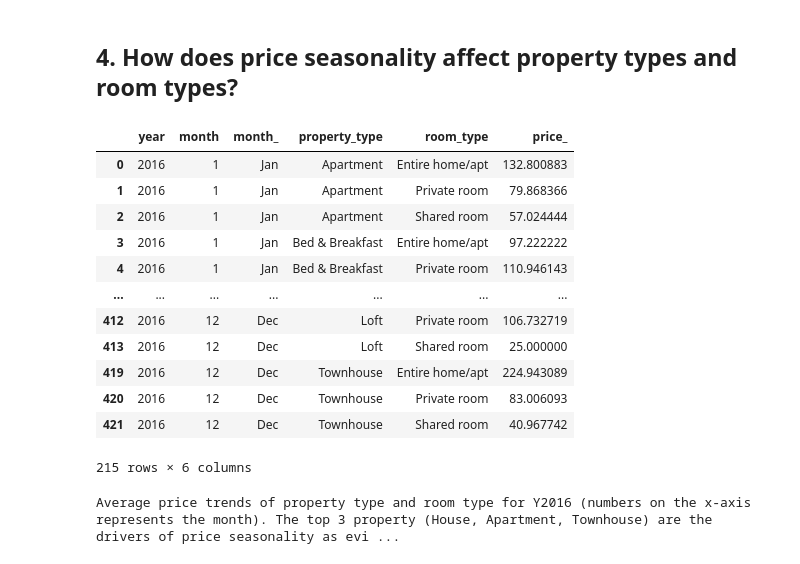
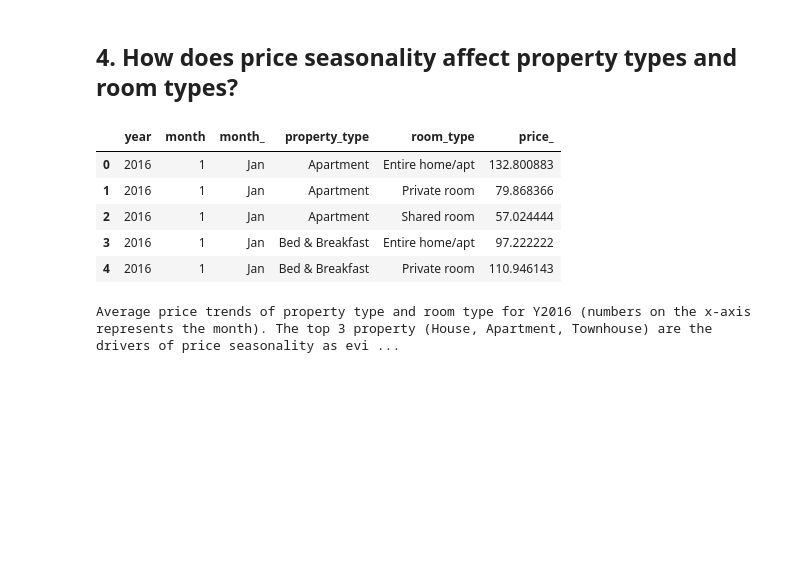
Before and after one commit to vgacutan/Airbnb, a Jupyter notebook: Airbnb_SeatlleOpenData_analysis.ipynb, the cells around one changed output. Saved outputs shown, nothing was run; the diff lists cells and outputs as text; code cells hidden in the pictures; blank space fills up the shorter version.

```diff
--- a/Airbnb_SeatlleOpenData_analysis.ipynb
+++ b/Airbnb_SeatlleOpenData_analysis.ipynb
@@ -367,22 +366,15 @@ propprice_avg_df = merge1_df.groupby(['year', 'month','month_','property_type','
 # %%
 propprice_avg_df = propprice_avg_df[propprice_avg_df['year'] ==2016]
 
 propprice_avg_df = propprice_avg_df[propprice_avg_df['property_type'].isin(pr)]
-propprice_avg_df
+propprice_avg_df.head(5)
 # %% [output]
 |  | year | month | month_ | property_type | room_type | price_ |
 | 0 | 2016 | 1 | Jan | Apartment | Entire home/apt | 132.800883 |
 | 1 | 2016 | 1 | Jan | Apartment | Private room | 79.868366 |
 | 2 | 2016 | 1 | Jan | Apartment | Shared room | 57.024444 |
 | 3 | 2016 | 1 | Jan | Bed & Breakfast | Entire home/apt | 97.222222 |
 | 4 | 2016 | 1 | Jan | Bed & Breakfast | Private room | 110.946143 |
-| ... | ... | ... | ... | ... | ... | ... |
-| 412 | 2016 | 12 | Dec | Loft | Private room | 106.732719 |
-| 413 | 2016 | 12 | Dec | Loft | Shared room | 25.000000 |
-| 419 | 2016 | 12 | Dec | Townhouse | Entire home/apt | 224.943089 |
-| 420 | 2016 | 12 | Dec | Townhouse | Private room | 83.006093 |
-| 421 | 2016 | 12 | Dec | Townhouse | Shared room | 40.967742 |
-215 rows × 6 columns
 # %%
 t1=sns.FacetGrid(propprice_avg_df, col="property_type", hue = "room_type", col_wrap=3)
 t1.map(sns.lineplot,"month", "price_", sort=True)#size_order=[1, 2, 3, 4, 5, 6, 7, 8, 9, 10, 11, 12]) #, ci=None, linestyles = '-.')
```
Also changed, not shown: parts of 8 cells of this notebook.
